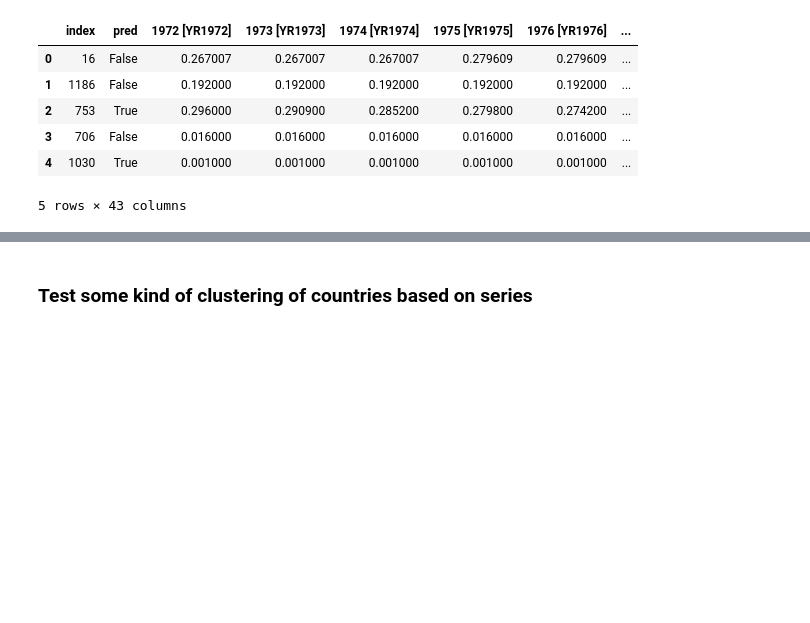
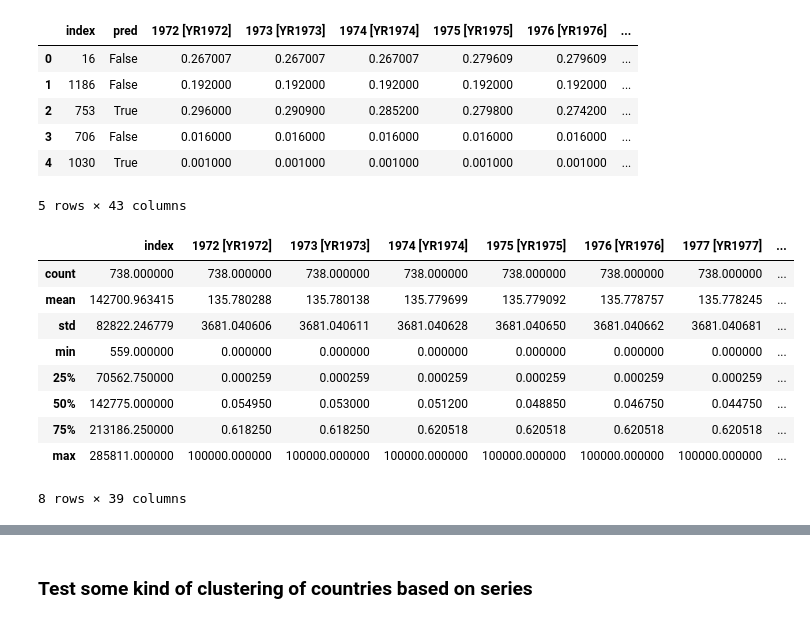
Before and after one commit to KennSmithDS/machine-learning, a Jupyter notebook: drivendata.org_projects/undp_mdg/mdg_data_exploration.ipynb, the cells around one changed output, grey strips where cells are left out. Cells and saved outputs as stored; diff of their text form; code cells hidden in the pictures; blank space fills up the shorter version.

```diff
--- a/drivendata.org_projects/undp_mdg/mdg_data_exploration.ipynb
+++ b/drivendata.org_projects/undp_mdg/mdg_data_exploration.ipynb
@@ -235,3 +235,16 @@ data2['YRSTD'] = data2.apply(lambda row: np.std(row[year_cols]), axis=1)
 # lambda function taking a lot longer than rowise function
 # %%
 data2.to_csv('experiment_backup.csv')
+# %%
+data2[data2['pred']==True].describe()
+# %% [output]
+|  | index | 1972 [YR1972] | 1973 [YR1973] | 1974 [YR1974] | 1975 [YR1975] | 1976 [YR1976] | 1977 [YR1977] | ... |
+| count | 738.000000 | 738.000000 | 738.000000 | 738.000000 | 738.000000 | 738.000000 | 738.000000 | ... |
+| mean | 142700.963415 | 135.780288 | 135.780138 | 135.779699 | 135.779092 | 135.778757 | 135.778245 | ... |
+| std | 82822.246779 | 3681.040606 | 3681.040611 | 3681.040628 | 3681.040650 | 3681.040662 | 3681.040681 | ... |
+| min | 559.000000 | 0.000000 | 0.000000 | 0.000000 | 0.000000 | 0.000000 | 0.000000 | ... |
+| 25% | 70562.750000 | 0.000259 | 0.000259 | 0.000259 | 0.000259 | 0.000259 | 0.000259 | ... |
+| 50% | 142775.000000 | 0.054950 | 0.053000 | 0.051200 | 0.048850 | 0.046750 | 0.044750 | ... |
+| 75% | 213186.250000 | 0.618250 | 0.618250 | 0.620518 | 0.620518 | 0.620518 | 0.620518 | ... |
+| max | 285811.000000 | 100000.000000 | 100000.000000 | 100000.000000 | 100000.000000 | 100000.000000 | 100000.000000 | ... |
+8 rows × 39 columns
```
Also changed, not shown: parts of 2 cells of this notebook.
